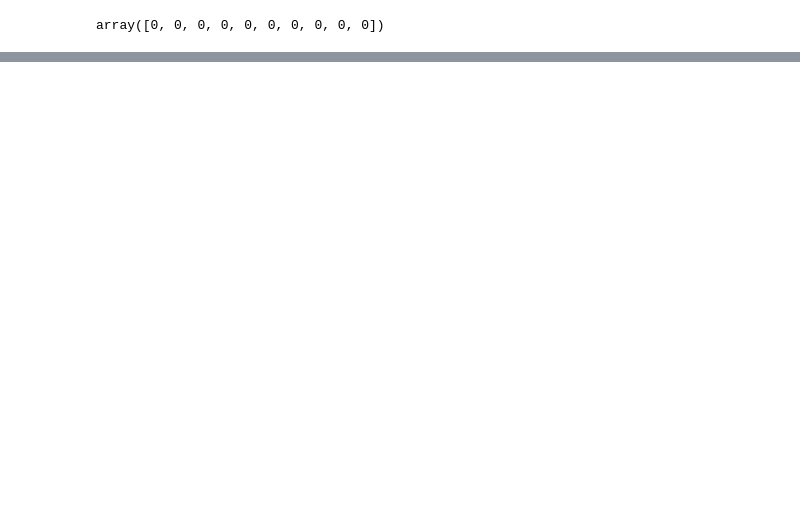
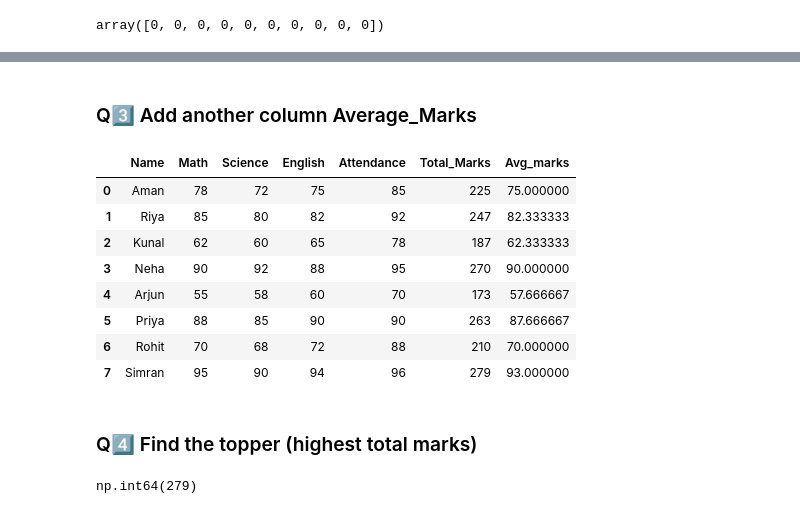
Before and after one commit to HarshitaKoshta/Python-For-Data-Science, a Jupyter notebook: PANDAS/Practice.ipynb, the cells around one changed output, grey strips where cells are left out. Cells and saved outputs as stored; diff of their text form; code cells hidden in the pictures; blank space fills up the shorter version.

Commit message:
pandas

```diff
--- a/PANDAS/Practice.ipynb
+++ b/PANDAS/Practice.ipynb
@@ -168,0 +172,13 @@ array([0, 0, 0, 0, 0, 0, 0, 0, 0, 0])
+# %%
+import pandas as pd
+
+data = {
+    "Name": ["Aman", "Riya", "Kunal", "Neha", "Arjun", "Priya", "Rohit", "Simran"],
+    "Math": [78, 85, 62, 90, 55, 88, 70, 95],
+    "Science": [72, 80, 60, 92, 58, 85, 68, 90],
+    "English": [75, 82, 65, 88, 60, 90, 72, 94],
+    "Attendance": [85, 92, 78, 95, 70, 90, 88, 96]
+}
+
+df = pd.DataFrame(data)
+print(df)
@@ -168,0 +208,3 @@ array([0, 0, 0, 0, 0, 0, 0, 0, 0, 0])
+# %%
+df['Total_Marks'] = df[['Math','Science','English']].sum(axis=1)
+df
@@ -168,0 +221,22 @@ array([0, 0, 0, 0, 0, 0, 0, 0, 0, 0])
+# %% [markdown]
+### Q3️⃣ Add another column Average_Marks
+# %%
+df['Avg_marks'] = df[['Math','Science','English']].mean(axis=1)
+df
+# %% [output]
+|  | Name | Math | Science | English | Attendance | Total_Marks | Avg_marks |
+| 0 | Aman | 78 | 72 | 75 | 85 | 225 | 75.000000 |
+| 1 | Riya | 85 | 80 | 82 | 92 | 247 | 82.333333 |
+| 2 | Kunal | 62 | 60 | 65 | 78 | 187 | 62.333333 |
+| 3 | Neha | 90 | 92 | 88 | 95 | 270 | 90.000000 |
+| 4 | Arjun | 55 | 58 | 60 | 70 | 173 | 57.666667 |
+| 5 | Priya | 88 | 85 | 90 | 90 | 263 | 87.666667 |
+| 6 | Rohit | 70 | 68 | 72 | 88 | 210 | 70.000000 |
+| 7 | Simran | 95 | 90 | 94 | 96 | 279 | 93.000000 |
+# %% [markdown]
+### Q4️⃣ Find the topper (highest total marks)
+# %%
+highest = df['Total_Marks'].max()
+highest
+# %% [output]
+np.int64(279)
```
Also changed, not shown: parts of 24 cells of this notebook.
